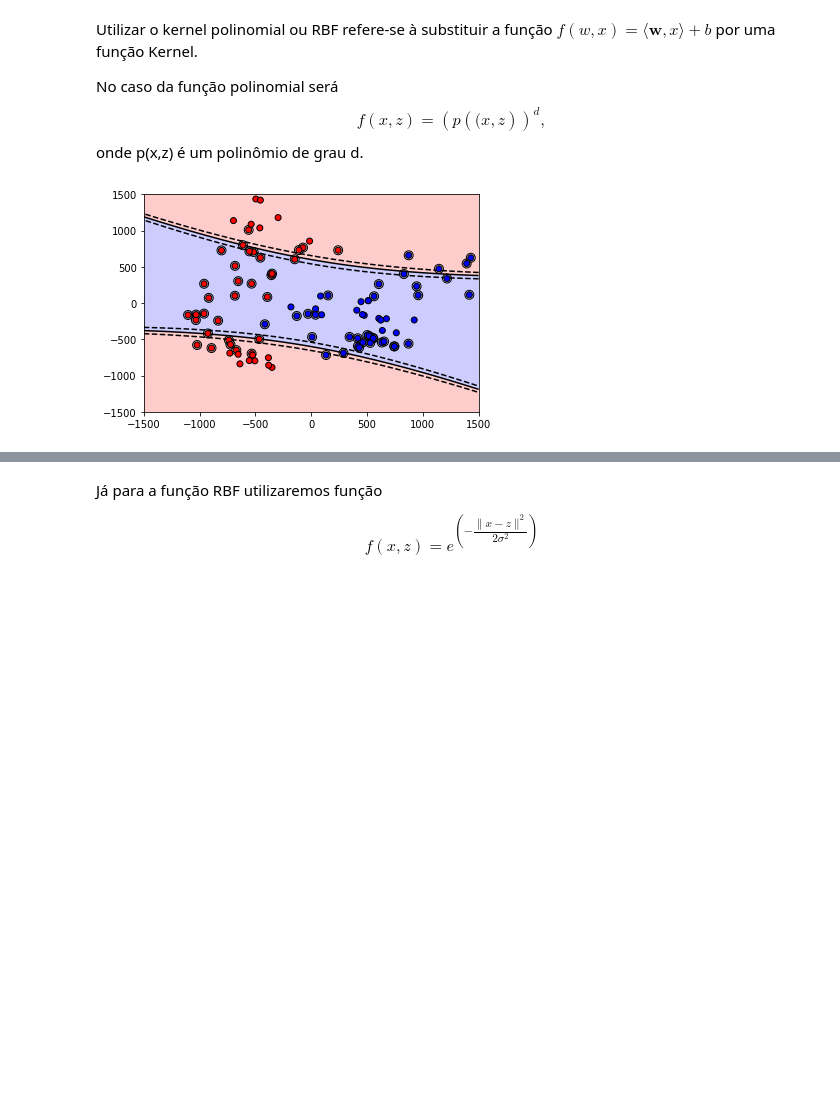
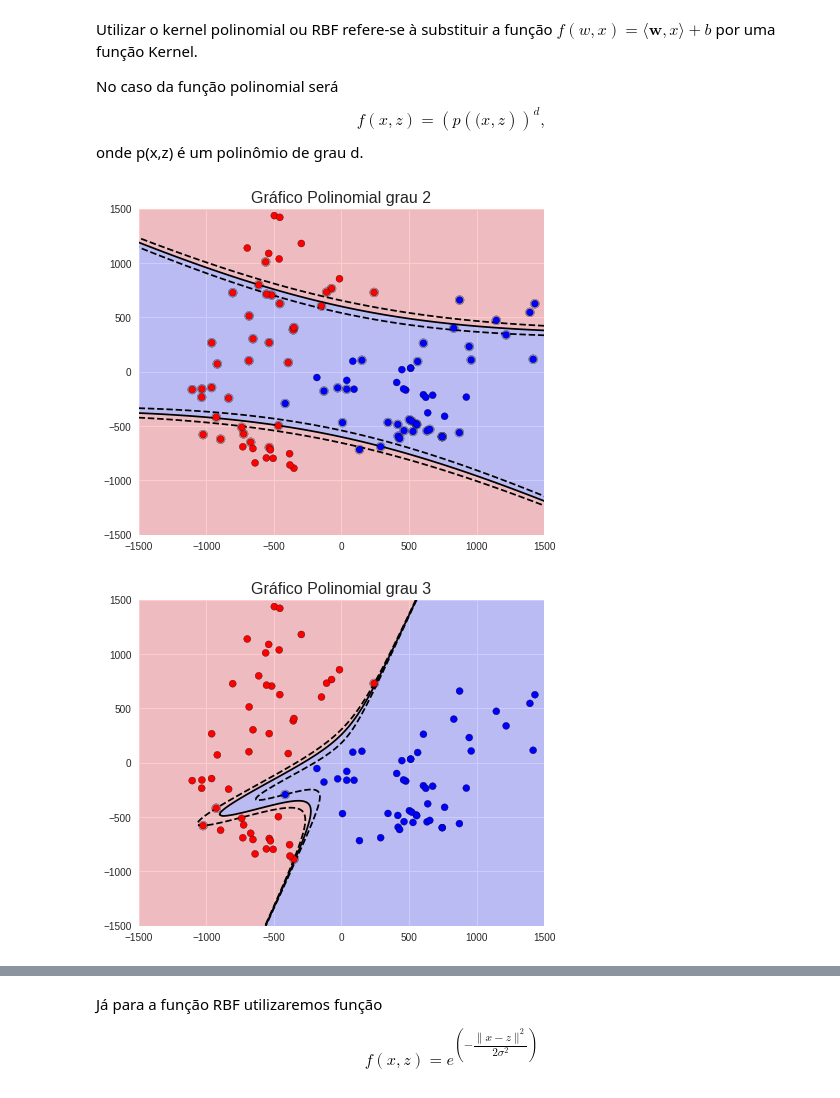
Before and after one commit to Fecarvalho00/SVM_Kernels_e_PCA_com_MNIST, a Jupyter notebook: SVM_Kernels_e_PCA_com_MNIST.ipynb, the cells around one changed output, grey strips where cells are left out. Saved outputs shown, nothing was run; the diff lists cells and outputs as text; code cells hidden in the pictures; blank space fills up the shorter version.

```diff
--- a/SVM_Kernels_e_PCA_com_MNIST.ipynb
+++ b/SVM_Kernels_e_PCA_com_MNIST.ipynb
@@ -200,6 +201,12 @@ No caso da função polinomial será
 $$ f(x,z) = (p(\mathbf(x,z))^d,$$
 onde p(x,z) é um polinômio de grau d.
 # %%
+plt.style.use("seaborn")
+%matplotlib inline
+plt.figure(figsize = (16,6))
+plt.subplot(1, 2, 1)
+plt.title("Gráfico Polinomial grau 2", fontsize = 16)
+##---------------------------------------------------------------------
 clf = svm.SVC(kernel= 'poly', degree = 2)
 clf.fit(X, y)
 
@@ -209,31 +216,72 @@ plt.scatter(
     s=80,
     facecolors="none",
     zorder=10,
     edgecolors="k",
     )
 plt.scatter(X[:,0],X[:,1], c = y, cmap = 'bwr', zorder = 10, edgecolors='k')
 
 x_min = -1500
 x_max = 1500
 y_min = -1500
 y_max = 1500
 
 XX, YY = np.mgrid[x_min:x_max:200j, y_min:y_max:200j]
 Z = clf.decision_function(np.c_[XX.ravel(), YY.ravel()])
 
 Z = Z.reshape(XX.shape)
 plt.pcolormesh(XX, YY, Z > 0, cmap= 'bwr', alpha = 0.2)
 plt.contour(
     XX,
     YY,
     Z,
     colors=["k", "k", "k"],
     linestyles=["--", "-", "--"],
     levels=[-0.2, 0, 0.2],
     )
 
 plt.xlim(x_min, x_max)
 plt.ylim(y_min, y_max)
 plt.show()
+#---------------------------------------------------------------------------
+plt.figure(figsize = (16,6))
+plt.subplot(1, 2, 2)
+plt.title("Gráfico Polinomial grau 3", fontsize = 16)
+
+clf = svm.SVC(kernel= 'poly', gamma = 2, degree = 3)
+clf.fit(X, y)
+
+plt.scatter(
+    clf.support_vectors_[:, 0],
+    clf.support_vectors_[:, 1],
+    s=80,
+    facecolors="none",
+    zorder=10,
+    edgecolors="k",
+    )
+plt.scatter(X[:,0],X[:,1], c = y, cmap = 'bwr', zorder = 10, edgecolors='k')
+
+x_min = -1500
+x_max = 1500
+y_min = -1500
+y_max = 1500
+
+XX, YY = np.mgrid[x_min:x_max:200j, y_min:y_max:200j]
+Z = clf.decision_function(np.c_[XX.ravel(), YY.ravel()])
+
+Z = Z.reshape(XX.shape)
+plt.pcolormesh(XX, YY, Z > 0, cmap= 'bwr', alpha = 0.2)
+plt.contour(
+    XX,
+    YY,
+    Z,
+    colors=["k", "k", "k"],
+    linestyles=["--", "-", "--"],
+    levels=[-1, 0, 1],
+    )
+
+plt.xlim(x_min, x_max)
+plt.ylim(y_min, y_max)
+plt.show()
 # %% [output]
-[figure, old version]
+[figure, new version]
+[figure, added]
```
Also changed, not shown: parts of 8 cells of this notebook.
